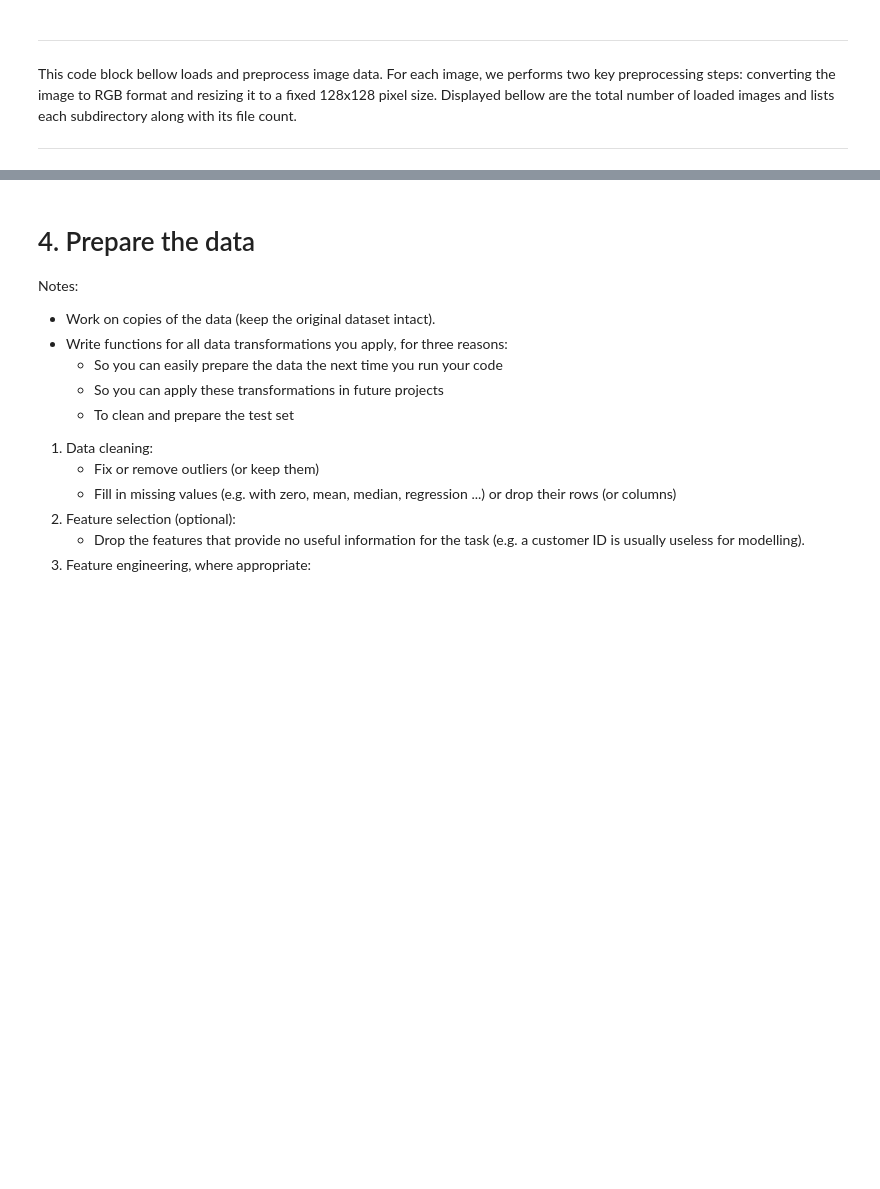
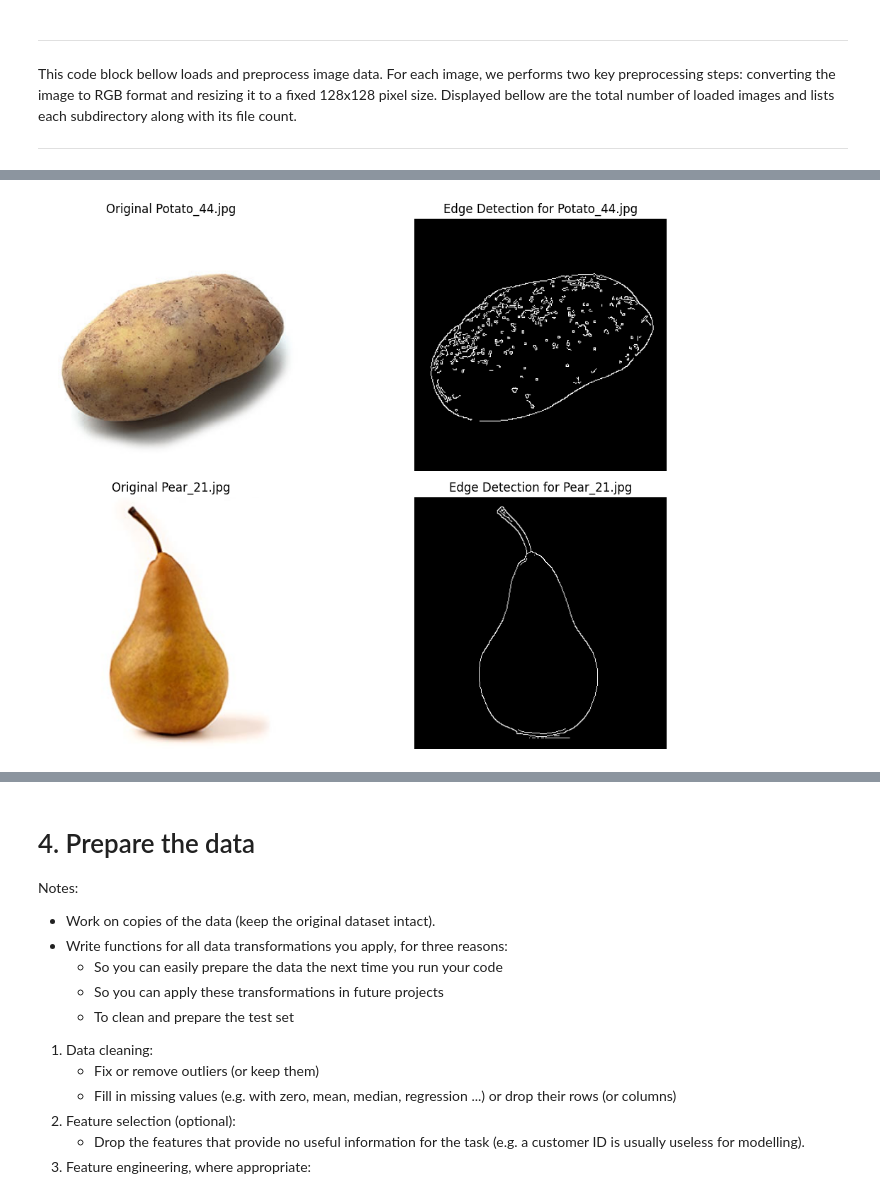
Before and after one commit to radoslavKiryazov/MAL, a Jupyter notebook: GroupProject/7. Final Group Project.ipynb, the cells around one changed output, grey strips where cells are left out. Cells and saved outputs as stored; diff of their text form; code cells hidden in the pictures; blank space fills up the shorter version.

```diff
--- a/GroupProject/7. Final Group Project.ipynb
+++ b/GroupProject/7. Final Group Project.ipynb
@@ -204,0 +327,38 @@ This imbalance could affect the model's ability to classify underrepresented cla
+# %%
+import cv2
+
+# Convert images to grayscale
+potato_gray = cv2.cvtColor(potato_44_image, cv2.COLOR_RGB2GRAY)
+pear_gray = cv2.cvtColor(pear_21_image, cv2.COLOR_RGB2GRAY)
+
+# Perform Canny edge detection
+potato_edges = cv2.Canny(potato_gray, threshold1=100, threshold2=200)
+pear_edges = cv2.Canny(pear_gray, threshold1=100, threshold2=200)
+
+# Display the original and edge-detected images
+fig, axes = plt.subplots(2, 2, figsize=(12, 8))
+
+# Show original Potato_44.jpg
+axes[0, 0].imshow(potato_44_image)
+axes[0, 0].set_title('Original Potato_44.jpg')
+axes[0, 0].axis('off')
+
+# Show edge-detected Potato_44.jpg
+axes[0, 1].imshow(potato_edges, cmap='gray')
+axes[0, 1].set_title('Edge Detection for Potato_44.jpg')
+axes[0, 1].axis('off')
+
+# Show original Pear_21.jpg
+axes[1, 0].imshow(pear_21_image)
+axes[1, 0].set_title('Original Pear_21.jpg')
+axes[1, 0].axis('off')
+
+# Show edge-detected Pear_21.jpg
+axes[1, 1].imshow(pear_edges, cmap='gray')
+axes[1, 1].set_title('Edge Detection for Pear_21.jpg')
+axes[1, 1].axis('off')
+
+plt.tight_layout()
+plt.show()
+# %% [output]
+[figure, added]
```
Also changed, not shown: parts of 9 cells of this notebook.
